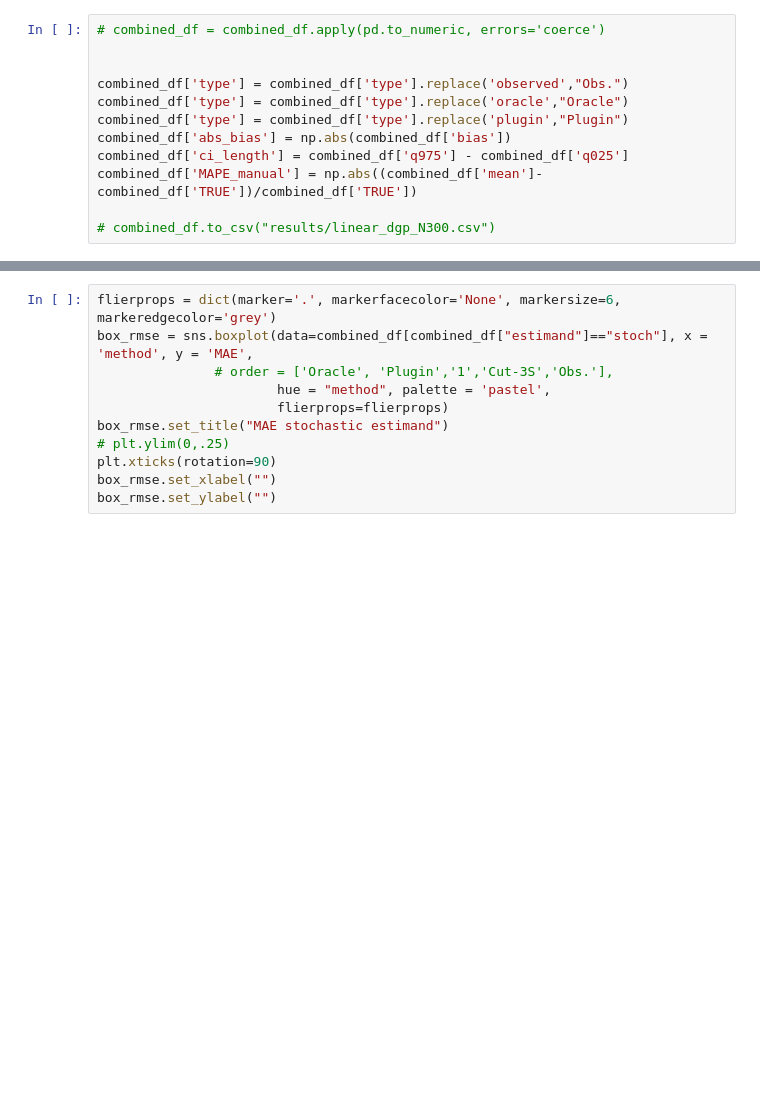
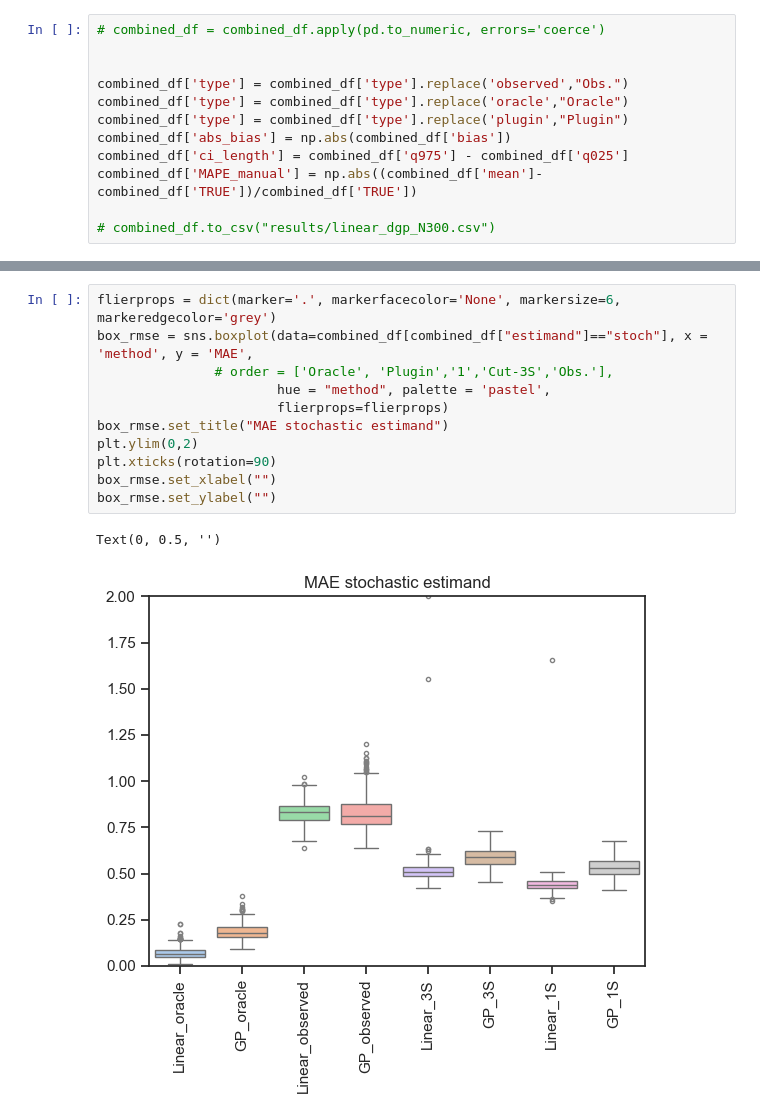
Before and after one commit to barwein/BayesProxyNets, a Jupyter notebook: Simulations/Sim_results_analysis.ipynb, the cells around one changed output, grey strips where cells are left out. Saved outputs shown, nothing was run; the diff lists cells and outputs as text; blank space fills up the shorter version.

```diff
--- a/Simulations/Sim_results_analysis.ipynb
+++ b/Simulations/Sim_results_analysis.ipynb
@@ -108,14 +211,17 @@ box_rmse.set_ylabel("")
 # %%
 flierprops = dict(marker='.', markerfacecolor='None', markersize=6,  markeredgecolor='grey')
 box_rmse = sns.boxplot(data=combined_df[combined_df["estimand"]=="stoch"], x = 'method', y = 'MAE',
                # order = ['Oracle', 'Plugin','1','Cut-3S','Obs.'],
                        hue = "method", palette = 'pastel',
                        flierprops=flierprops)
 box_rmse.set_title("MAE stochastic estimand")
-# plt.ylim(0,.25)
+plt.ylim(0,2)
 plt.xticks(rotation=90)
 box_rmse.set_xlabel("")
 box_rmse.set_ylabel("")
+# %% [output]
+Text(0, 0.5, '')
+[figure, added]
 # %%
 box_bias = sns.boxplot(data=combined_df[combined_df["estimand"]=="dynamic"], x = 'method', y = 'abs_bias',
                # order = ['Oracle', 'Plugin','1','Cut-3S','Obs.'],
```
Also changed, not shown: parts of 18 cells of this notebook, 30 other files.
